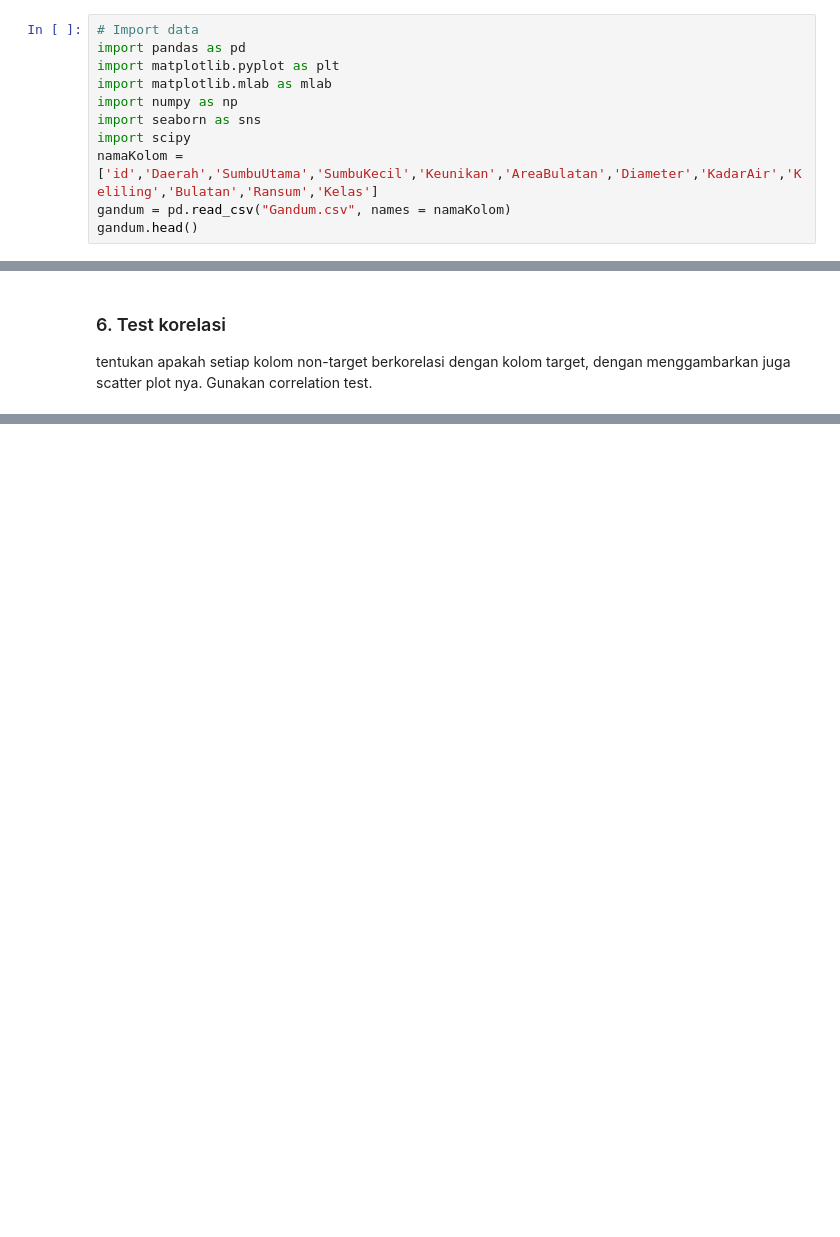
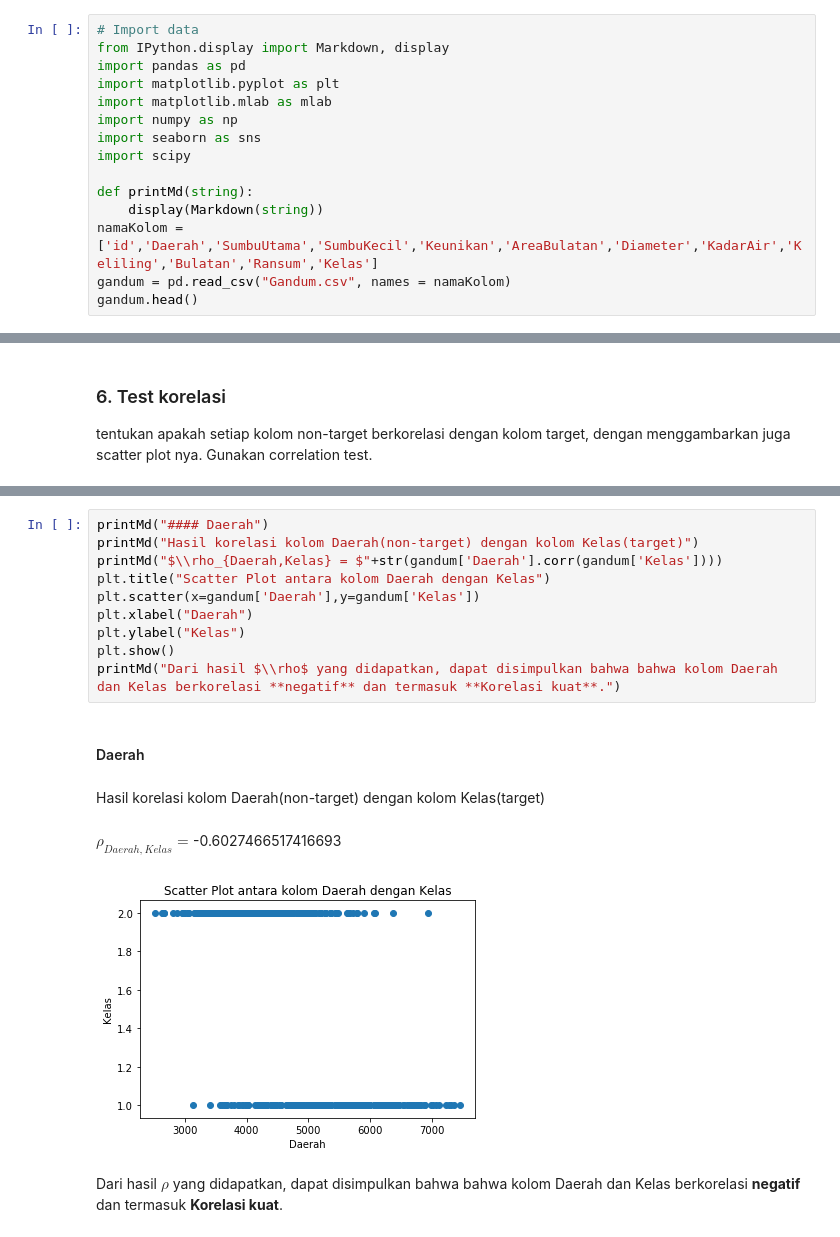
Before and after one commit to pratamaandiko/Tubes-Probstat, a Jupyter notebook: TubesProbstat.ipynb, the cells around one changed output, grey strips where cells are left out. Saved outputs shown, nothing was run; the diff lists cells and outputs as text; blank space fills up the shorter version.

```diff
--- a/TubesProbstat.ipynb
+++ b/TubesProbstat.ipynb
@@ -24,12 +24,16 @@ Anda diminta untuk melakukan analisis statistika sebagai berikut:
 dari semua kolom pada data yang bersifat numerik, terdiri dari mean, median, modus, standar deviasi, variansi, range, nilai minimum, maksimum, kuartil, IQR, skewness dan kurtosis. Boleh juga ditambahkan deskripsi lain.
 # %%
 # Import data
+from IPython.display import Markdown, display
 import pandas as pd
 import matplotlib.pyplot as plt
 import matplotlib.mlab as mlab
 import numpy as np
 import seaborn as sns
 import scipy
+
+def printMd(string):
+    display(Markdown(string))
 namaKolom = ['id','Daerah','SumbuUtama','SumbuKecil','Keunikan','AreaBulatan','Diameter','KadarAir','Keliling','Bulatan','Ransum','Kelas']
 gandum = pd.read_csv("Gandum.csv", names = namaKolom)
 gandum.head()
@@ -521,0 +508,16 @@ dtype: float64
+# %%
+printMd("#### Daerah")
+printMd("Hasil korelasi kolom Daerah(non-target) dengan kolom Kelas(target)")
+printMd("$\\rho_{Daerah,Kelas} = $"+str(gandum['Daerah'].corr(gandum['Kelas'])))
+plt.title("Scatter Plot antara kolom Daerah dengan Kelas")
+plt.scatter(x=gandum['Daerah'],y=gandum['Kelas'])
+plt.xlabel("Daerah")
+plt.ylabel("Kelas")
+plt.show()
+printMd("Dari hasil $\\rho$ yang didapatkan, dapat disimpulkan bahwa bahwa kolom Daerah dan Kelas berkorelasi **negatif** dan termasuk **Korelasi kuat**.")
+# %% [output]
+#### Daerah
+Hasil korelasi kolom Daerah(non-target) dengan kolom Kelas(target)
+$\rho_{Daerah,Kelas} = $-0.6027466517416693
+[figure, added]
+Dari hasil $\rho$ yang didapatkan, dapat disimpulkan bahwa bahwa kolom Daerah dan Kelas berkorelasi **negatif** dan termasuk **Korelasi kuat**.
```
Also changed, not shown: parts of 32 cells of this notebook.
